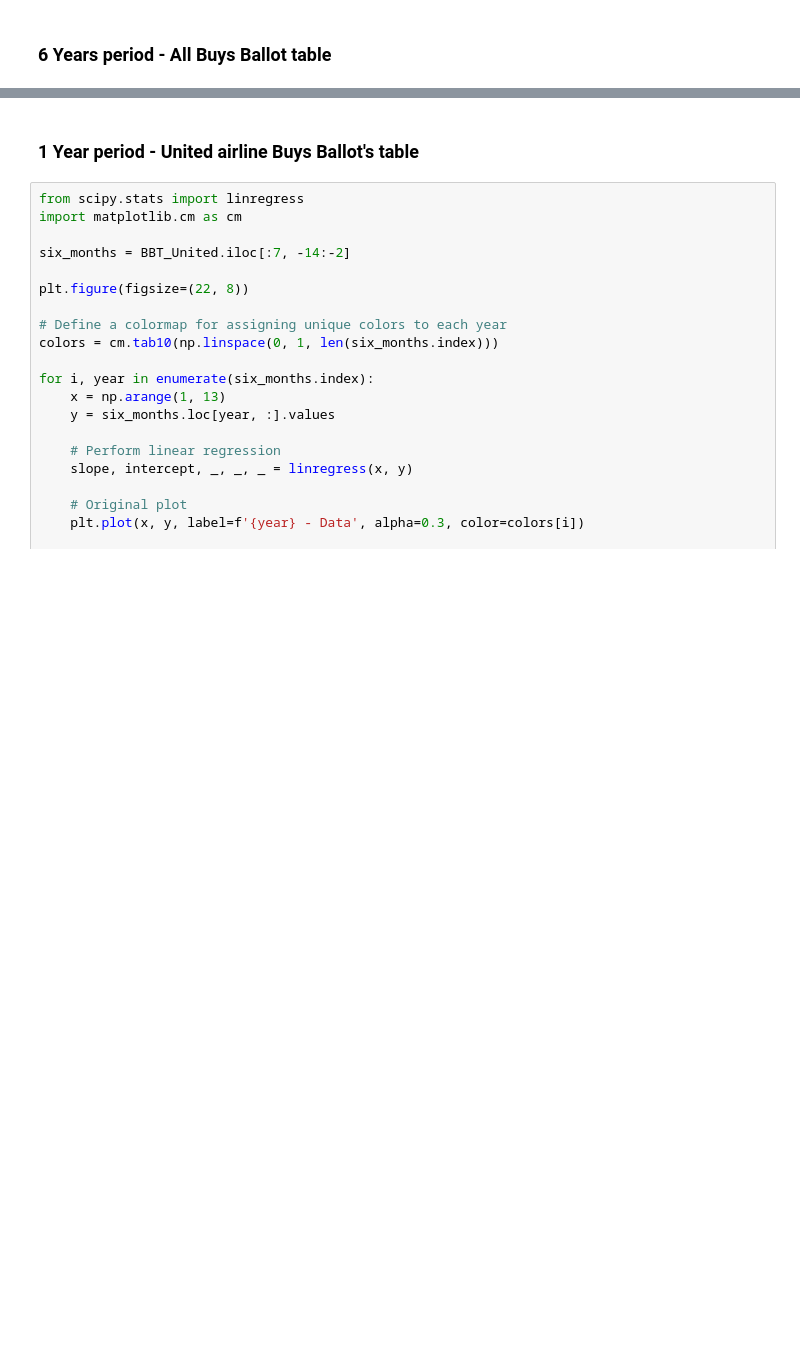
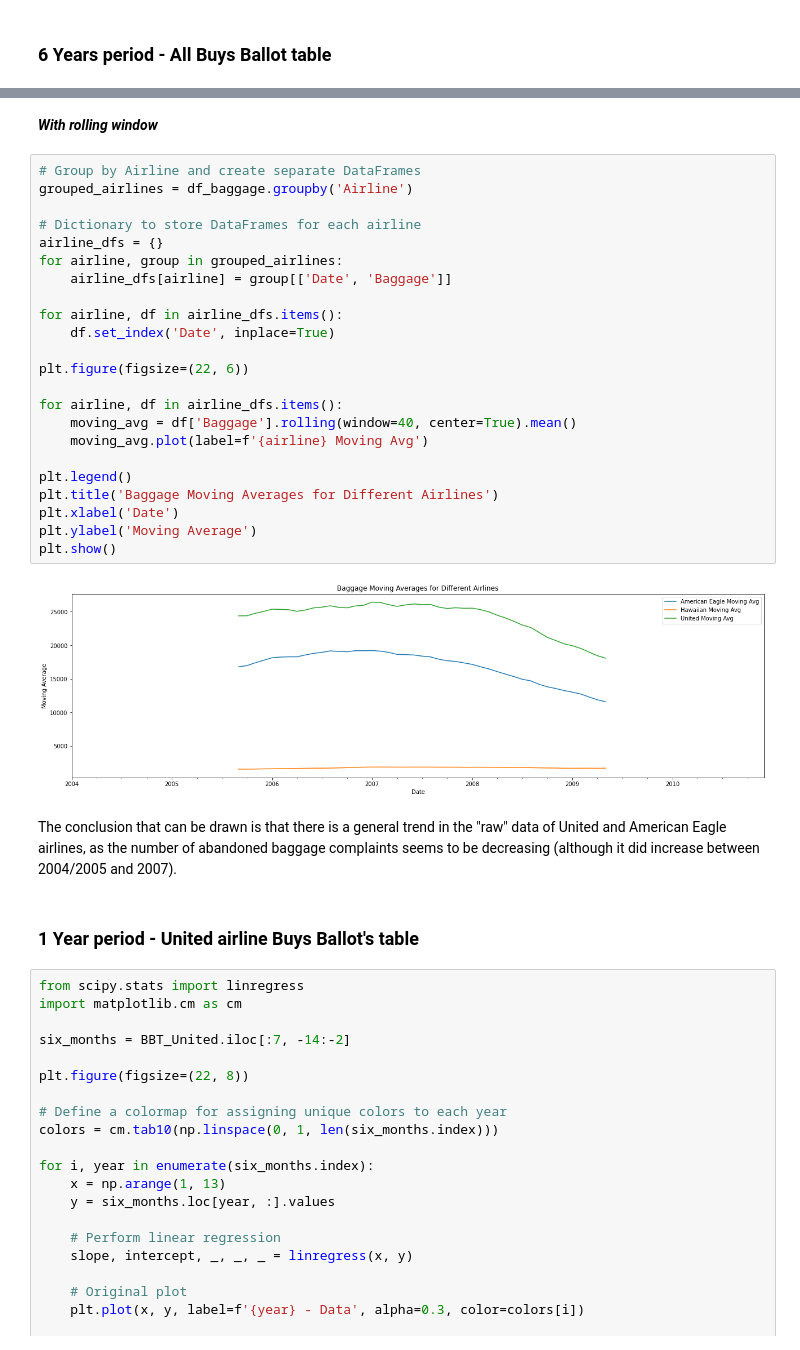
Before and after one commit to claragbl/Time_Series_Analysis_Project, a Jupyter notebook: Time_Series_Gaubil_Rageot.ipynb, the cells around one changed output, grey strips where cells are left out. Saved outputs shown, nothing was run; the diff lists cells and outputs as text; blank space fills up the shorter version.

Commit message:
trend part ok

```diff
--- a/Time_Series_Gaubil_Rageot.ipynb
+++ b/Time_Series_Gaubil_Rageot.ipynb
@@ -402,6 +404,35 @@ plt.grid(True)
 plt.show()
 # %% [output]
 [figure]
+# %% [markdown]
+***With rolling window***
+# %%
+# Group by Airline and create separate DataFrames
+grouped_airlines = df_baggage.groupby('Airline')
+
+# Dictionary to store DataFrames for each airline
+airline_dfs = {}
+for airline, group in grouped_airlines:
+    airline_dfs[airline] = group[['Date', 'Baggage']]
+
+for airline, df in airline_dfs.items():
+    df.set_index('Date', inplace=True)
+
+plt.figure(figsize=(22, 6))
+
+for airline, df in airline_dfs.items():
+    moving_avg = df['Baggage'].rolling(window=40, center=True).mean()
+    moving_avg.plot(label=f'{airline} Moving Avg')
+
+plt.legend()
+plt.title('Baggage Moving Averages for Different Airlines')
+plt.xlabel('Date')
+plt.ylabel('Moving Average')
+plt.show()
+# %% [output]
+[figure, added]
+# %% [markdown]
+The conclusion that can be drawn is that there is a general trend in the "raw" data of United and American Eagle airlines, as the number of abandoned baggage complaints seems to be decreasing (although it did increase between 2004/2005 and 2007).
 # %% [markdown]
 ### 1 Year period - United airline Buys Ballot's table
 # %%
```
Also changed, not shown: parts of 5 cells of this notebook.
